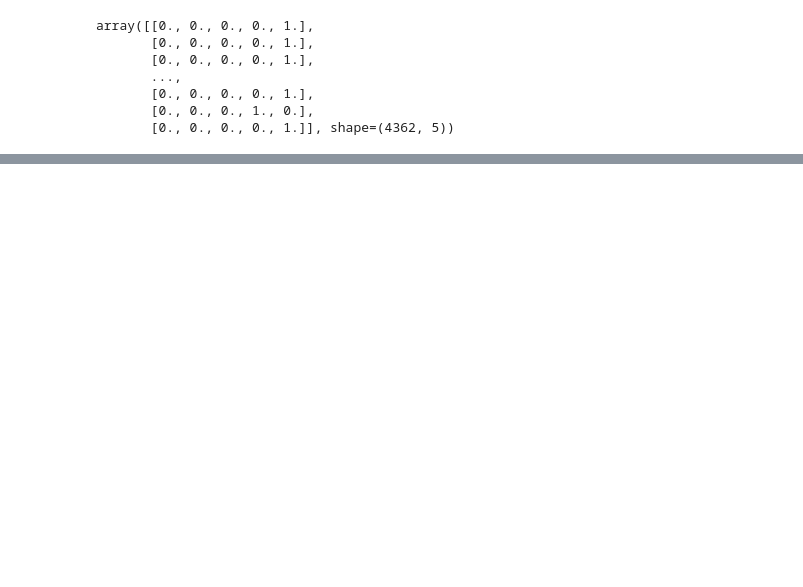
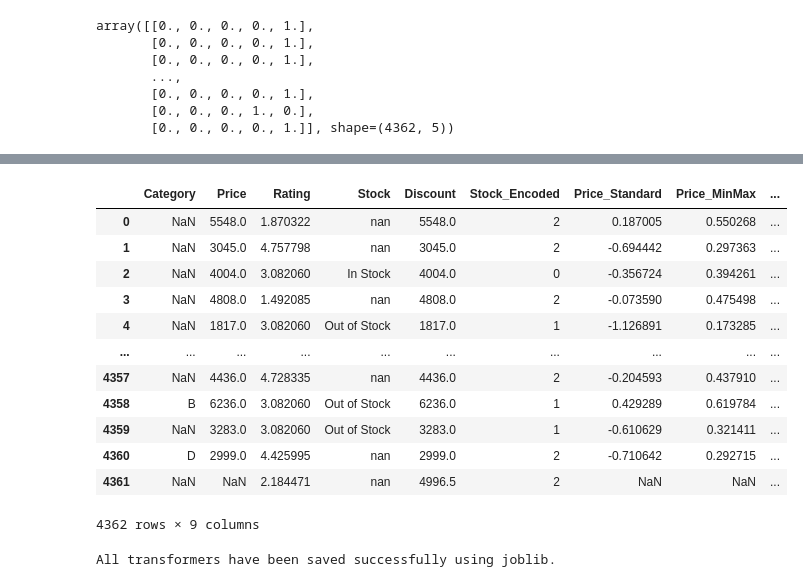
Before and after one commit to VITHUN007/the_preprocessing, a Jupyter notebook: main.ipynb, the cells around one changed output, grey strips where cells are left out. Saved outputs shown, nothing was run; the diff lists cells and outputs as text; code cells hidden in the pictures; blank space fills up the shorter version.

```diff
--- a/main.ipynb
+++ b/main.ipynb
@@ -110,3 +117,7 @@ array([[0., 0., 0., 0., 1.],
        [0., 0., 0., 0., 1.],
        [0., 0., 0., 1., 0.],
        [0., 0., 0., 0., 1.]], shape=(4362, 5))
+# %%
+label_encoder = LabelEncoder()
+df["Stock_Encoded"] = label_encoder.fit_transform(df["Stock"])
+df
@@ -112,0 +140,4 @@ array([[0., 0., 0., 0., 1.],
+# %%
+standard=StandardScaler()
+df["Price_Standard"]=standard.fit_transform(df[["Price"]])
+df
@@ -112,0 +158,4 @@ array([[0., 0., 0., 0., 1.],
+# %%
+minmax=MinMaxScaler()
+df["Price_MinMax"]=minmax.fit_transform(df[["Price"]])
+df
@@ -112,0 +176,18 @@ array([[0., 0., 0., 0., 1.],
+# %%
+robust=RobustScaler()
+df["Price_Robust"]=robust.fit_transform(df[["Price"]])
+df
+# %% [output]
+|  | Category | Price | Rating | Stock | Discount | Stock_Encoded | Price_Standard | Price_MinMax | ... |
+| 0 | NaN | 5548.0 | 1.870322 | nan | 5548.0 | 2 | 0.187005 | 0.550268 | ... |
+| 1 | NaN | 3045.0 | 4.757798 | nan | 3045.0 | 2 | -0.694442 | 0.297363 | ... |
+| 2 | NaN | 4004.0 | 3.082060 | In Stock | 4004.0 | 0 | -0.356724 | 0.394261 | ... |
+| 3 | NaN | 4808.0 | 1.492085 | nan | 4808.0 | 2 | -0.073590 | 0.475498 | ... |
+| 4 | NaN | 1817.0 | 3.082060 | Out of Stock | 1817.0 | 1 | -1.126891 | 0.173285 | ... |
+| ... | ... | ... | ... | ... | ... | ... | ... | ... | ... |
+| 4357 | NaN | 4436.0 | 4.728335 | nan | 4436.0 | 2 | -0.204593 | 0.437910 | ... |
+| 4358 | B | 6236.0 | 3.082060 | Out of Stock | 6236.0 | 1 | 0.429289 | 0.619784 | ... |
+| 4359 | NaN | 3283.0 | 3.082060 | Out of Stock | 3283.0 | 1 | -0.610629 | 0.321411 | ... |
+| 4360 | D | 2999.0 | 4.425995 | nan | 2999.0 | 2 | -0.710642 | 0.292715 | ... |
+| 4361 | NaN | NaN | 2.184471 | nan | 4996.5 | 2 | NaN | NaN | ... |
+4362 rows × 9 columns
@@ -112,0 +197,12 @@ array([[0., 0., 0., 0., 1.],
+# %%
+import joblib
+joblib.dump(imputer, 'fitted_imputer.joblib')
+joblib.dump(onehot, 'fitted_onehot_encoder.joblib')
+joblib.dump(label_encoder, 'fitted_label_encoder.joblib')
+joblib.dump(standard, 'fitted_standard_scaler.joblib')
+joblib.dump(minmax, 'fitted_minmax_scaler.joblib')
+joblib.dump(robust, 'fitted_robust_scaler.joblib')
+
+print("All transformers have been saved successfully using joblib.")
+# %% [output]
+All transformers have been saved successfully using joblib.
```
Also changed, not shown: parts of 11 cells of this notebook, 7 other files.
